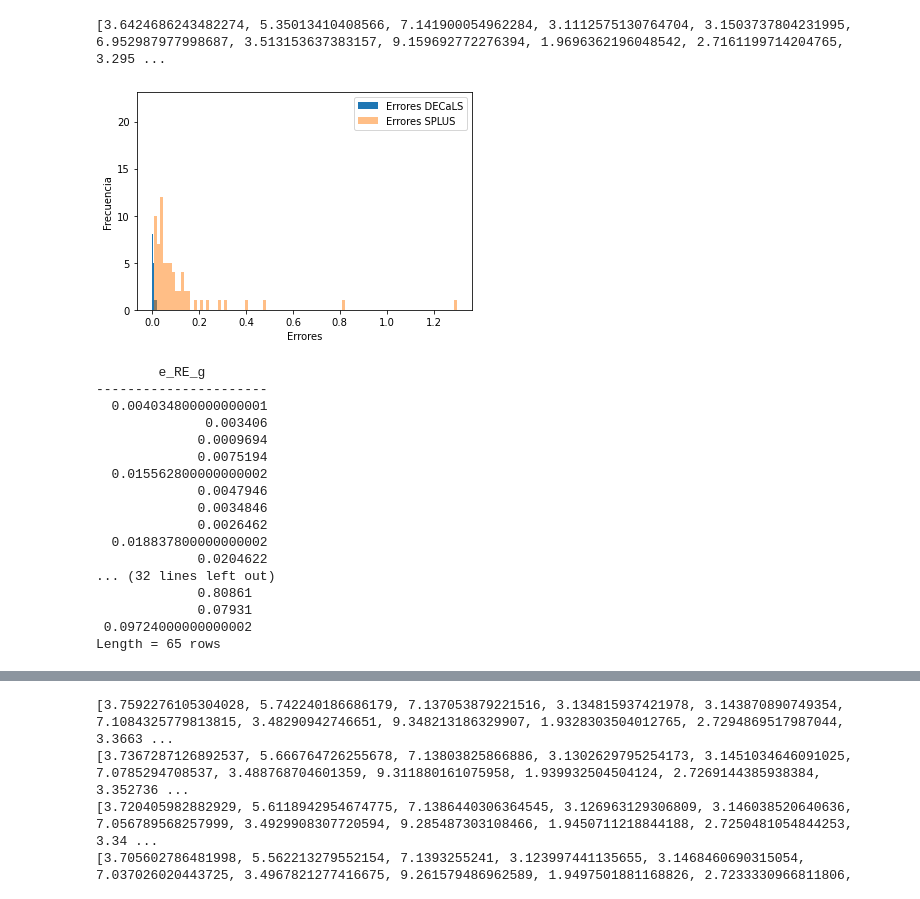
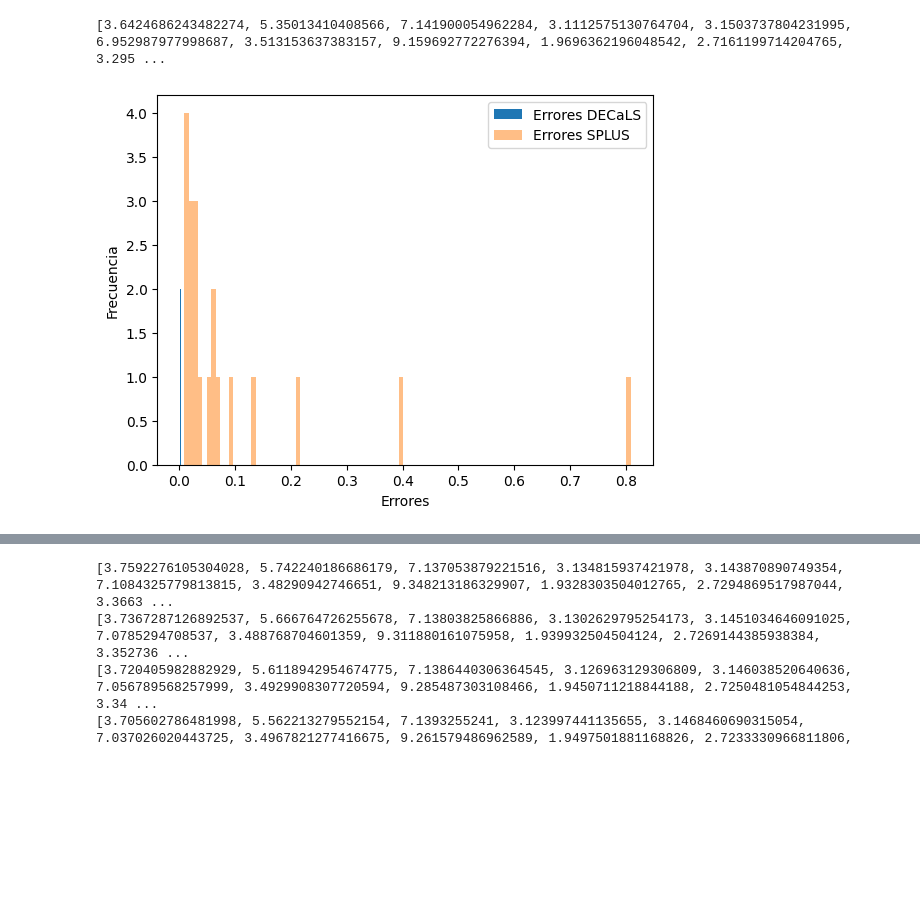
Before and after one commit to Siortiz/MorphoLS, a Jupyter notebook: Analysis/DECALS_SPLUS_plots.ipynb, the cells around one changed output, grey strips where cells are left out. Saved outputs shown, nothing was run; the diff lists cells and outputs as text; code cells hidden in the pictures; blank space fills up the shorter version.

Commit message:
SPLUS-DECALS comparación

```diff
--- a/Analysis/DECALS_SPLUS_plots.ipynb
+++ b/Analysis/DECALS_SPLUS_plots.ipynb
@@ -11,19 +11,28 @@ import seaborn as sns
 #decals_splus = Table.read('GalfitM_sex_DECALS_SPLUS_17_xmatch.csv')
 #decals_splus
 # %%
-model = Table.read('GalfitM_DECALS_SPLUS_25_2.csv', format='ascii')
-splus = Table.read('GalfitM_output_SPLUS_minus.csv', format='ascii')
-#s = splus.group_by('Group')
-#keys = s.groups.keys
+model_raw = Table.read('GalfitM_DECALS_SPLUS_25_2.csv', format='ascii')
+splus_raw = Table.read('GalfitM_output_SPLUS_minus.csv', format='ascii')
+splus = splus_raw[splus_raw['type'] != 'PSF']
+model = model_raw[model_raw['type'] != 'PSF']
+
+
+m = model.group_by('Group')
+
+s = splus.group_by('Group')
+keys = s.groups.keys
+keys_model = m.groups.keys
 #print(keys)
 #splus_26 = splus[splus['Group']==26]
 #splus = splus[np.argsort(splus['Gal'])]
 #model_235 = model[model['Group']==235]
 #model_235
-model = model[(model['mag_g'] < 19) & (model['mag_r'] < 19) & (model['mag_i'] < 19) & (model['mag_z'] < 19)]
-#model = model[model['mag_r'] < 19]
-#splus = splus[splus['MAG_r'] < 19]
 
-splus = splus[(splus['MAG_g'] < 19) & (splus['MAG_r'] < 19) & (splus['MAG_i'] < 19) & (splus['MAG_z'] < 19)]
-splus
+model = model[(model['mag_g'] < 17.5) & (model['mag_r'] < 17.5) & (model['mag_i'] < 17.5) & (model['mag_z'] < 17.5)]
+
+#model = model[model['mag_r'] < 17.5]
+#splus = splus[splus['MAG_r'] < 17.5]
+
+splus = splus[(splus['MAG_g'] < 17.5) & (splus['MAG_r'] < 17.5) & (splus['MAG_i'] < 17.5) & (splus['MAG_z'] < 17.5)]
+print(len(splus), len(model), len(keys))
 # %% [output]
@@ -116,17 +129,17 @@ filtros = ['g', 'r', 'i', 'z']
 filtros_splus = ['u', 'J0378', 'J0395', 'J0410', 'J0430', 'g', 'J0515', 'r', 'J0660', 'i', 'J0861', 'z']
 for filtro in filtros:
     model['n_' + filtro] = pd.to_numeric(model['n_' + filtro], errors='coerce')
-    model['RE_' +filtro] = pd.to_numeric(model['RE_' + filtro], errors = 'coerce')
+    model['RE_' +filtro] = pd.to_numeric(model['RE_' + filtro], errors = 'coerce')*0.262
     model['e_n_' + filtro] = pd.to_numeric(model['e_n_' + filtro], errors='coerce')
-    model['e_RE_' + filtro] = pd.to_numeric(model['e_RE_' + filtro], errors='coerce')
+    model['e_RE_' + filtro] = pd.to_numeric(model['e_RE_' + filtro], errors='coerce')*0.262
 #H_0 = 67.4  # km/s/Mpc
 #splus['Distance (Mpc)'] = (splus['zmemb'] * 300000) / H_0
 for fil in filtros_splus:
     splus['n_' + fil] = pd.to_numeric(splus['n_' + fil], errors='coerce')
-    splus['RE_' +fil] = pd.to_numeric(splus['RE_' + fil], errors = 'coerce')
+    splus['RE_' +fil] = pd.to_numeric(splus['RE_' + fil], errors = 'coerce')*0.55
     splus['MAG_' +fil] = pd.to_numeric(splus['MAG_' + fil], errors = 'coerce')
     splus['e_n_' + fil] = pd.to_numeric(splus['e_n_' + fil], errors='coerce')
-    splus['e_RE_' + fil] = pd.to_numeric(splus['e_RE_' + fil], errors='coerce')
+    splus['e_RE_' + fil] = pd.to_numeric(splus['e_RE_' + fil], errors='coerce')*0.55
     #splus[f'RE_{fil}(kpc)'] = (splus[f'RE_{fil}'] * 0.55 * splus['Distance (Mpc)']) / 206.265
     #splus[f'e_RE_{fil}(kpc)'] = (splus[f'e_RE_{fil}'] * 0.55 * splus['Distance (Mpc)']) / 206.265
 # %%
@@ -136,45 +149,24 @@ print(splus['RE_g(kpc)'].tolist())
 # %%
 # Filtrar los NaN de los errores
 errores_g_decals = model['e_RE_g']
-errores_g_splus = splus['e_rE_g']
+errores_g_splus = splus['e_RE_g']
 
-errores_filtrados_decals = errores_g_decals[(~np.isnan(errores_g_decals)) & (errores_g_decals != 0.0)]*0.262
-errores_filtrados_splus = errores_g_splus[(~np.isnan(errores_g_splus)) & (errores_g_splus != 0.0)]*0.55
+errores_filtrados_decals = errores_g_decals[(~np.isnan(errores_g_decals)) & (errores_g_decals != 0.0)]
+errores_filtrados_splus = errores_g_splus[(~np.isnan(errores_g_splus)) & (errores_g_splus != 0.0)]
 
 # Crear el histograma
 plt.hist(errores_filtrados_decals, alpha=1, bins=100, label='Errores DECaLS')
 plt.hist(errores_filtrados_splus, alpha=0.5, bins=100, label='Errores SPLUS')
 
 # Ajustar los límites del eje x
 #plt.xlim(0, 1)
 
 # Etiquetas y leyenda
 plt.xlabel('Errores')
 plt.ylabel('Frecuencia')
 plt.legend()
 
 # Mostrar el gráfico
 plt.show()
 # %% [output]
-[figure, old version]
+[figure, new version]
-# %%
-print(errores_filtrados_decals)
-print(errores_filtrados_splus)
-# %% [output]
-        e_RE_g
-----------------------
-  0.004034800000000001
-              0.003406
-             0.0009694
-             0.0075194
-  0.015562800000000002
-             0.0047946
-             0.0034846
-             0.0026462
-  0.018837800000000002
-             0.0204622
-... (32 lines left out)
-             0.80861
-             0.07931
- 0.09724000000000002
-Length = 65 rows
```
Also changed, not shown: parts of 10 cells of this notebook, 1 other file.
